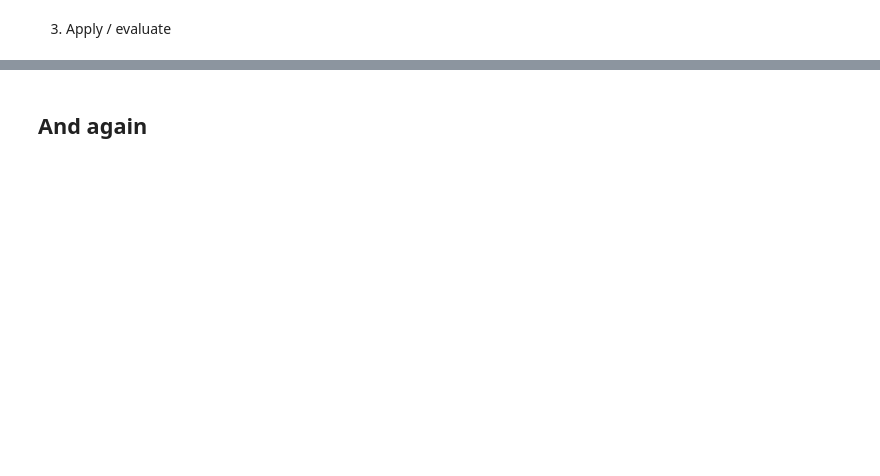
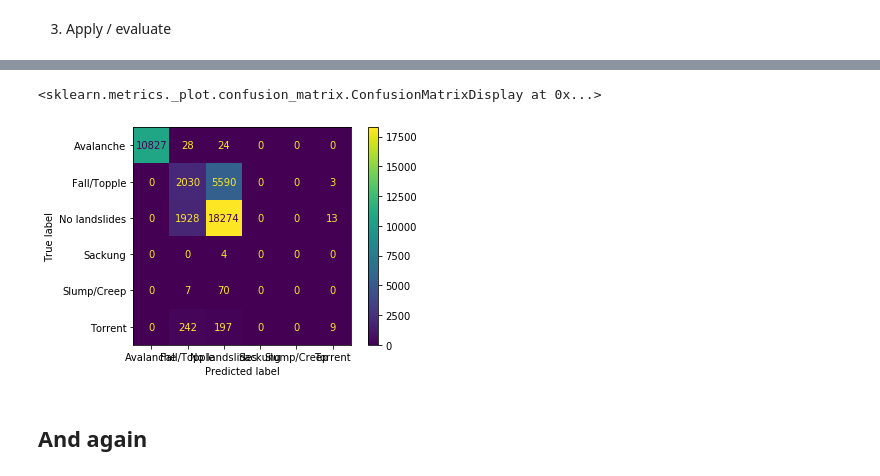
Before and after one commit to amueller/water_hackweek_2020_machine_learning, a Jupyter notebook: notebooks/Landslide_classification.ipynb, the cells around one changed output, grey strips where cells are left out. Saved outputs shown, nothing was run; the diff lists cells and outputs as text; code cells hidden in the pictures; blank space fills up the shorter version.

```diff
--- a/notebooks/Landslide_classification.ipynb
+++ b/notebooks/Landslide_classification.ipynb
@@ -72,0 +96,6 @@ sns.pairplot(data, hue='LS_type')
+# %%
+X = data_subsample.drop('LS_type', axis=1)
+y = data_subsample['LS_type']
+
+X_dummy = pd.get_dummies(X)
+X_dummy.head()
@@ -73,9 +110,5 @@ sns.pairplot(data, hue='LS_type')
 # %%
-X = data.drop('LS_type', axis=1)
-y = data['LS_type']
-
-
 X_train, X_test, y_train, y_test = train_test_split(
-    X, y, random_state=0)
+    X_dummy, y, random_state=0)
 # %%
 X_train.shape
@@ -92,7 +143,7 @@ from sklearn.linear_model import LogisticRegression
 # %% [markdown]
 1) Instantiate an object and set the parameters
 # %%
-logreg = LogisticRegression()
+logreg = LogisticRegression(max_iter=1000)
 # %% [markdown]
 2) Fit the model
 # %%
@@ -108,3 +176,9 @@ logreg.score(X_test, y_test)
+# %%
+from sklearn.metrics import plot_confusion_matrix
+plot_confusion_matrix(logreg, X_test, y_test)
+# %% [output]
+<sklearn.metrics._plot.confusion_matrix.ConfusionMatrixDisplay at 0x...>
+[figure, added]
 # %% [markdown]
 And again
 ---------
```
Also changed, not shown: parts of 20 cells of this notebook.
